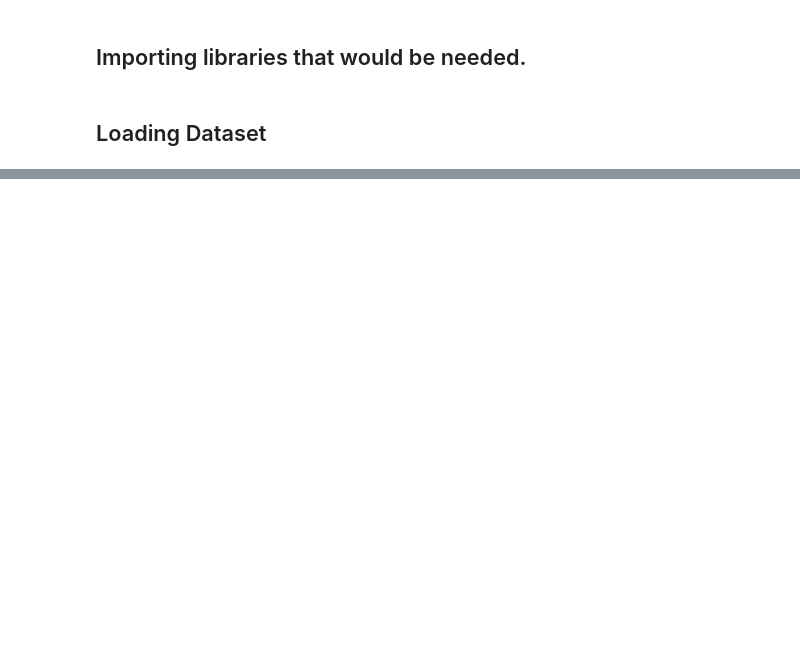
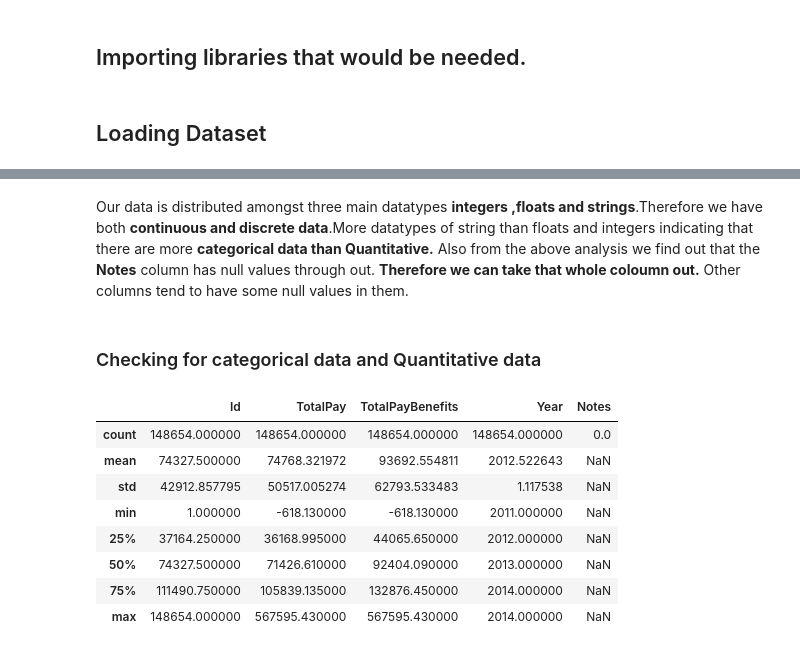
Before and after one commit to freddysolace/San-Francisco-Employee-Salary-Analysis, a Jupyter notebook: San Francisco Employee Salary Analysis.ipynb, the cells around one changed output, grey strips where cells are left out. Saved outputs shown, nothing was run; the diff lists cells and outputs as text; code cells hidden in the pictures; blank space fills up the shorter version.

```diff
--- a/San Francisco Employee Salary Analysis.ipynb
+++ b/San Francisco Employee Salary Analysis.ipynb
@@ -50,0 +83,19 @@ print(employee_salary.shape)
+# %% [markdown]
+Our data is distributed amongst three main datatypes **integers ,floats and strings**.Therefore we have both **continuous and discrete data**.More datatypes of string than floats and integers indicating that there are more **categorical data than Quantitative.**
+Also from the above analysis we find out that the **Notes** column has null values through out. **Therefore we can take that whole coloumn out.**
+Other columns tend to have some null values in them.
+# %% [markdown]
+### Checking for categorical data and Quantitative data
+# %%
+# using the describe function on our data to bring out a numerical summary statistics of our numeric data.
+employee_salary.describe()
+# %% [output]
+|  | Id | TotalPay | TotalPayBenefits | Year | Notes |
+| count | 148654.000000 | 148654.000000 | 148654.000000 | 148654.000000 | 0.0 |
+| mean | 74327.500000 | 74768.321972 | 93692.554811 | 2012.522643 | NaN |
+| std | 42912.857795 | 50517.005274 | 62793.533483 | 1.117538 | NaN |
+| min | 1.000000 | -618.130000 | -618.130000 | 2011.000000 | NaN |
+| 25% | 37164.250000 | 36168.995000 | 44065.650000 | 2012.000000 | NaN |
+| 50% | 74327.500000 | 71426.610000 | 92404.090000 | 2013.000000 | NaN |
+| 75% | 111490.750000 | 105839.135000 | 132876.450000 | 2014.000000 | NaN |
+| max | 148654.000000 | 567595.430000 | 567595.430000 | 2014.000000 | NaN |
```
Also changed, not shown: parts of 18 cells of this notebook, 1 other file.
